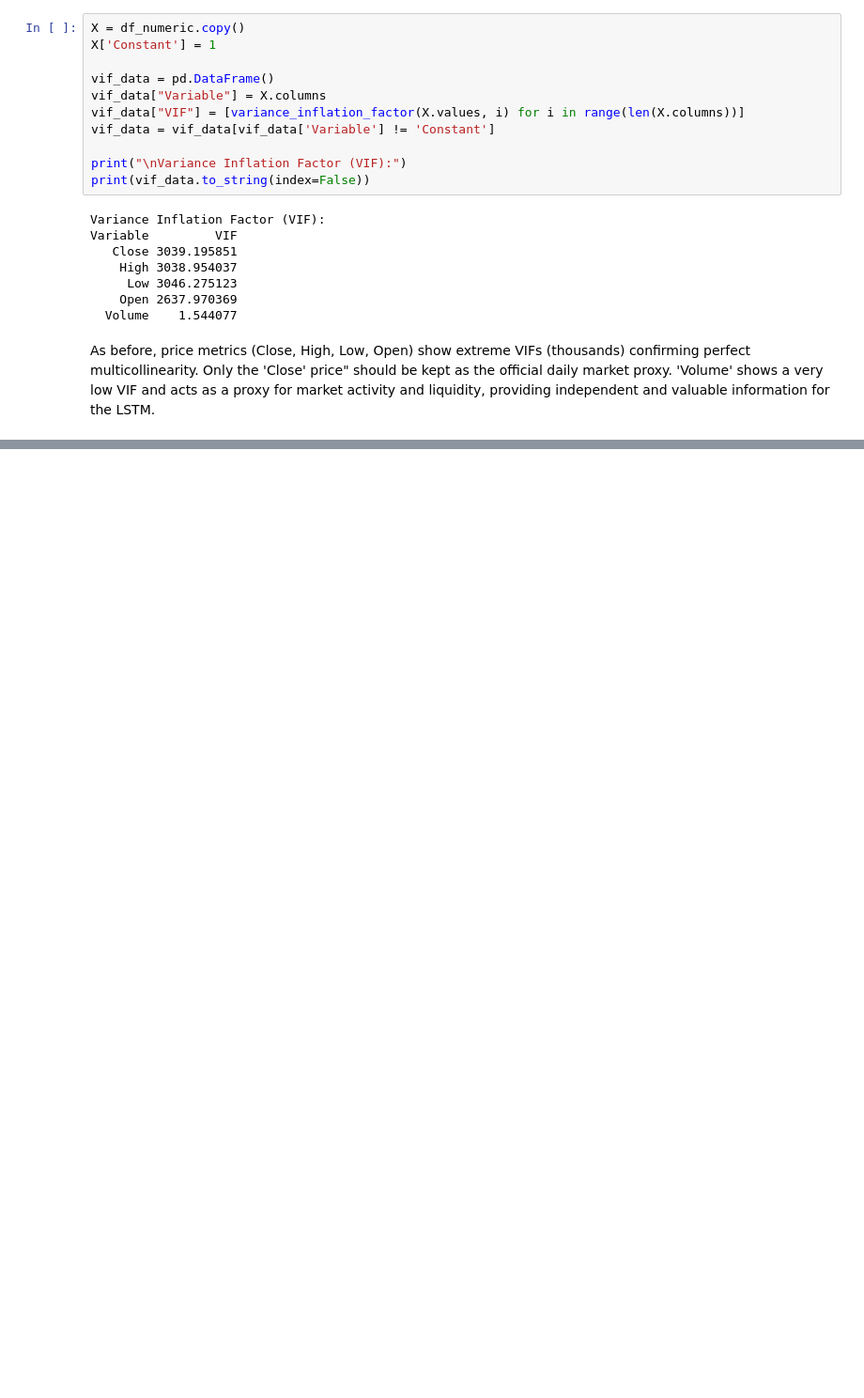
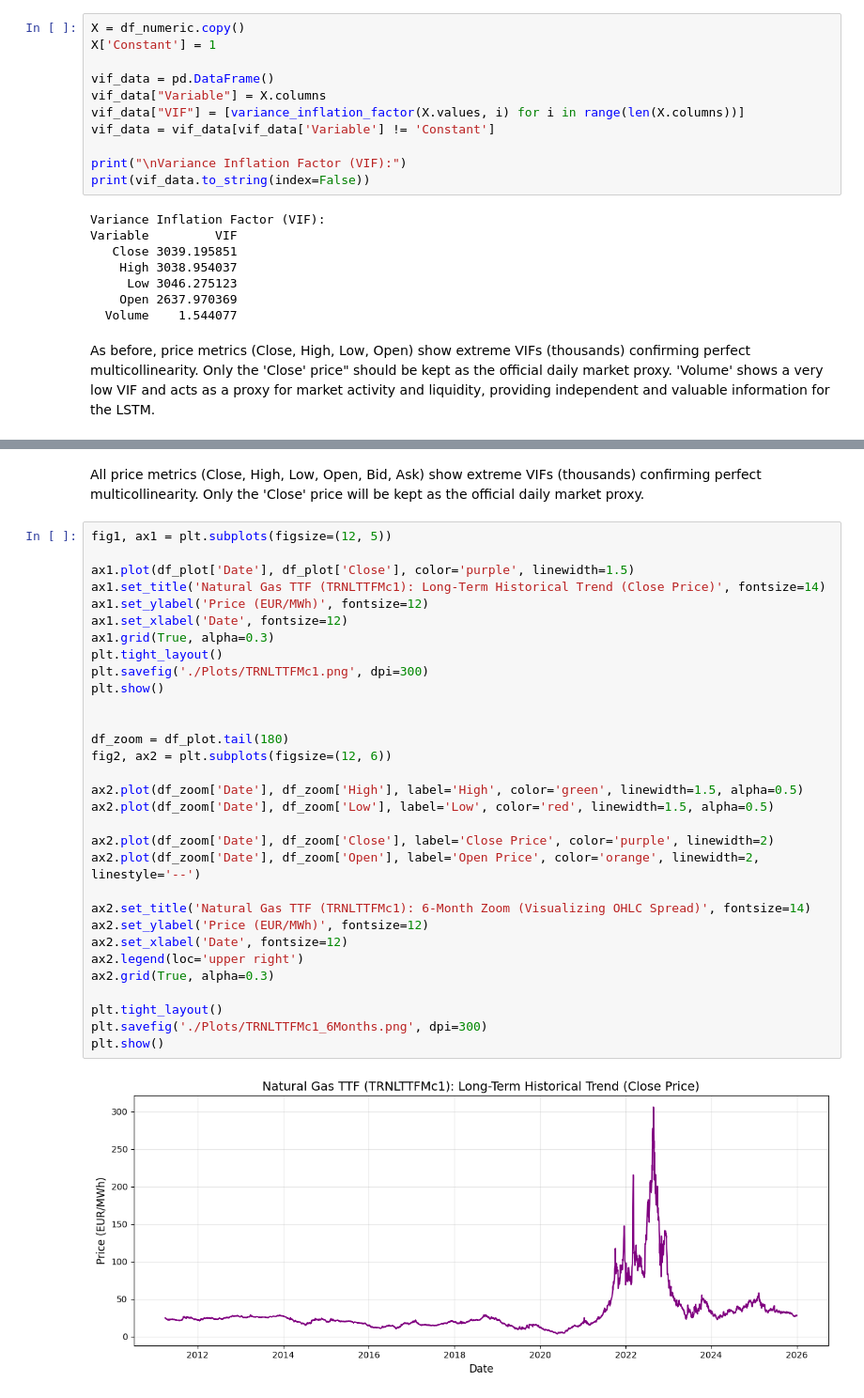
Before and after one commit to dvdbaggio/Mixed-Frequency-Forecasting, a Jupyter notebook: macro_features_correlation.ipynb, the cells around one changed output, grey strips where cells are left out. Shown at 94% size. Saved outputs shown, nothing was run; the diff lists cells and outputs as text; blank space fills up the shorter version.

```diff
--- a/macro_features_correlation.ipynb
+++ b/macro_features_correlation.ipynb
@@ -353,0 +395,35 @@ plt.show()
+# %% [markdown]
+All price metrics (Close, High, Low, Open, Bid, Ask) show extreme VIFs (thousands) confirming perfect multicollinearity. Only the 'Close' price will be kept as the official daily market proxy.
+# %%
+fig1, ax1 = plt.subplots(figsize=(12, 5))
+
+ax1.plot(df_plot['Date'], df_plot['Close'], color='purple', linewidth=1.5)
+ax1.set_title('Natural Gas TTF (TRNLTTFMc1): Long-Term Historical Trend (Close Price)', fontsize=14)
+ax1.set_ylabel('Price (EUR/MWh)', fontsize=12)
+ax1.set_xlabel('Date', fontsize=12)
+ax1.grid(True, alpha=0.3)
+plt.tight_layout()
+plt.savefig('./Plots/TRNLTTFMc1.png', dpi=300)
+plt.show()
+
+
+df_zoom = df_plot.tail(180)
+fig2, ax2 = plt.subplots(figsize=(12, 6))
+
+ax2.plot(df_zoom['Date'], df_zoom['High'], label='High', color='green', linewidth=1.5, alpha=0.5)
+ax2.plot(df_zoom['Date'], df_zoom['Low'], label='Low', color='red', linewidth=1.5, alpha=0.5)
+
+ax2.plot(df_zoom['Date'], df_zoom['Close'], label='Close Price', color='purple', linewidth=2)
+ax2.plot(df_zoom['Date'], df_zoom['Open'], label='Open Price', color='orange', linewidth=2, linestyle='--')
+
+ax2.set_title('Natural Gas TTF (TRNLTTFMc1): 6-Month Zoom (Visualizing OHLC Spread)', fontsize=14)
+ax2.set_ylabel('Price (EUR/MWh)', fontsize=12)
+ax2.set_xlabel('Date', fontsize=12)
+ax2.legend(loc='upper right')
+ax2.grid(True, alpha=0.3)
+
+plt.tight_layout()
+plt.savefig('./Plots/TRNLTTFMc1_6Months.png', dpi=300)
+plt.show()
+# %% [output]
+[figure, added]
```
Also changed, not shown: parts of 12 cells of this notebook, 9 other files.
